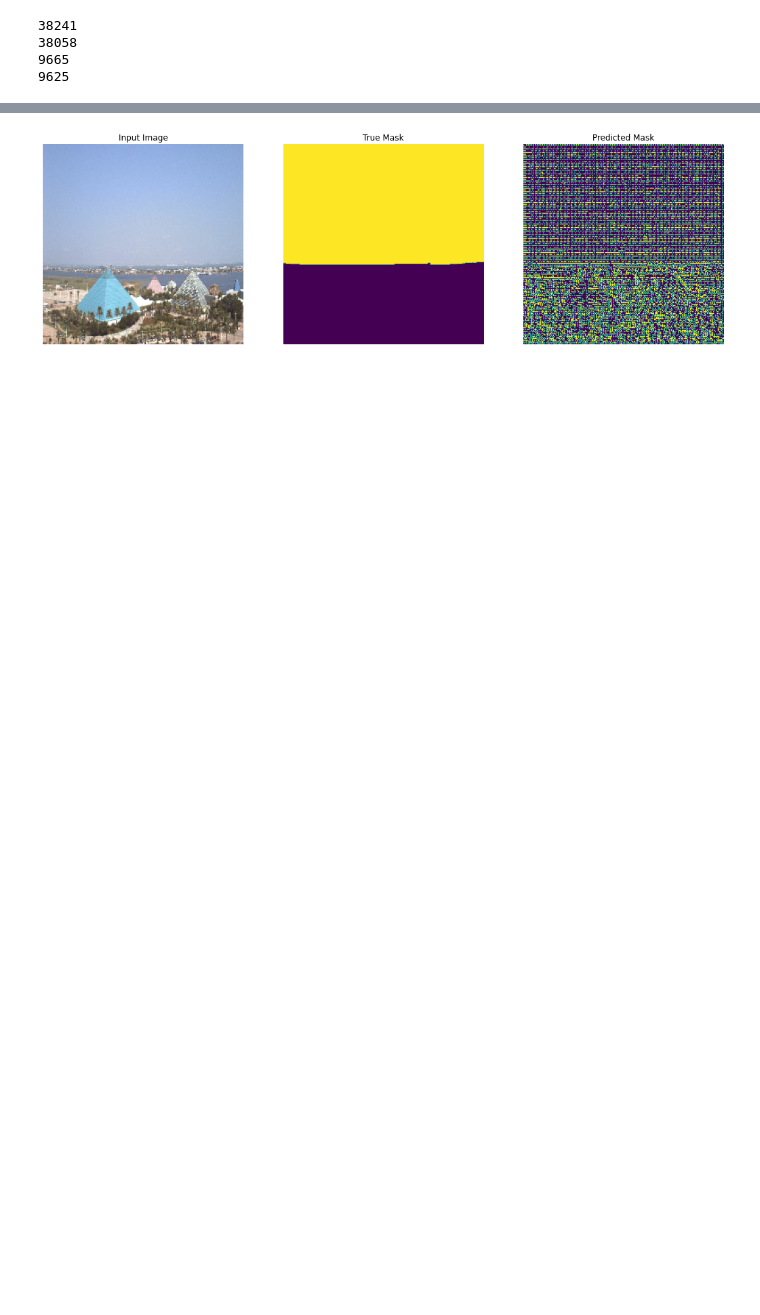
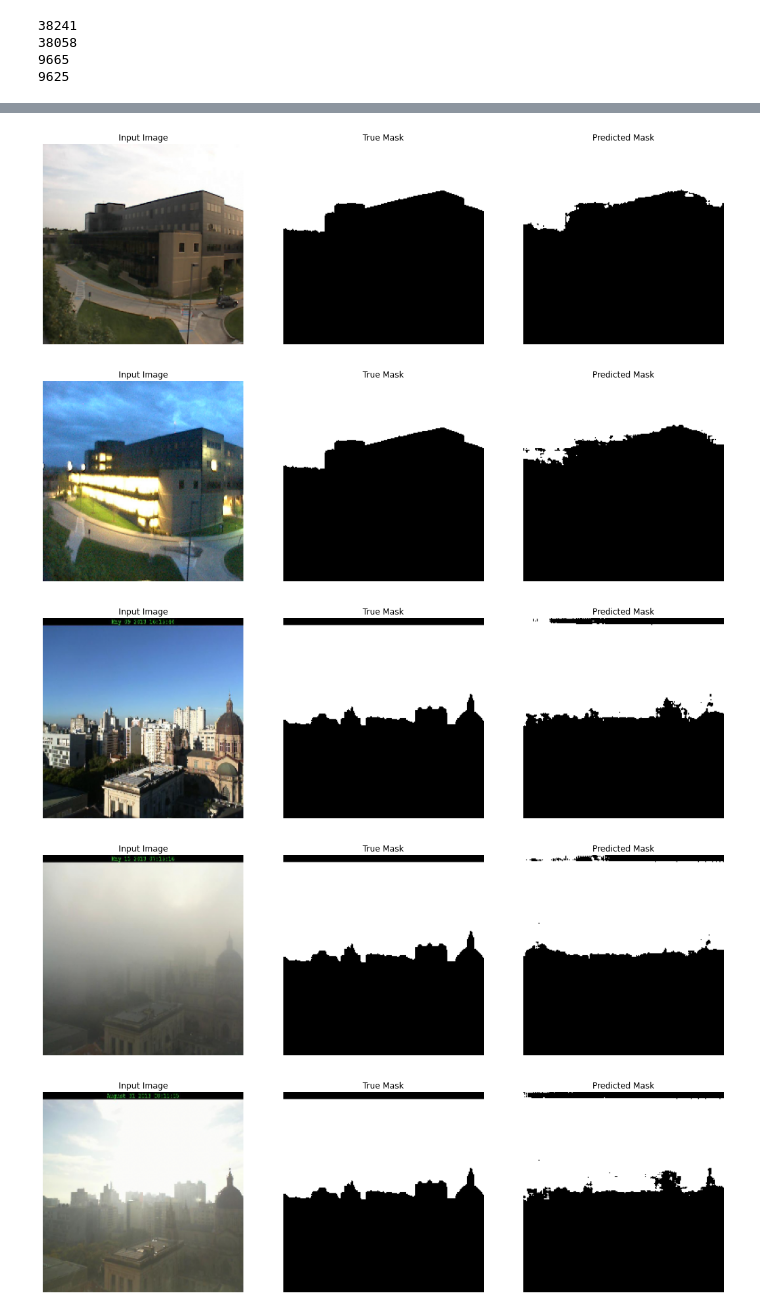
Before and after one commit to vardanagarwal/SIH, a Jupyter notebook: Segmentation_unet_cluster_0.ipynb, the cells around one changed output, grey strips where cells are left out. Saved outputs shown, nothing was run; the diff lists cells and outputs as text; code cells hidden in the pictures; blank space fills up the shorter version.

```diff
--- a/Segmentation_unet_cluster_0.ipynb
+++ b/Segmentation_unet_cluster_0.ipynb
@@ -231,17 +195,0 @@ Downloading data from https://github.com/JonathanCMitchell/mobilenet_v2_keras/re
-# %%
-def create_mask(pred_mask: tf.Tensor) -> tf.Tensor:
-    pred_mask = tf.argmax(pred_mask, axis=-1)
-    pred_mask = pred_mask[..., tf.newaxis]
-    return pred_mask[0]
-
-def show_predictions(model=model, dataset=None, num=1):
-    if dataset:
-        for image, mask in dataset.take(num):
-            pred_mask = model.predict(image)
-            display_sample([image[0], mask[0], create_mask(pred_mask)])
-    else:
-        display_sample([sample_image, sample_mask,
-                        create_mask(model.predict(sample_image[tf.newaxis, ...]))])
-show_predictions()
-# %% [output]
-[figure, removed]
@@ -247,0 +204,49 @@ show_predictions()
+# %%
+def display_sample(display_list):
+    plt.figure(figsize=(18, 18))
+
+    title = ['Input Image', 'True Mask', 'Predicted Mask']
+
+    for i in range(len(display_list)):
+        plt.subplot(1, len(display_list), i+1)
+        plt.title(title[i])
+        if i == 2:
+            plt.imshow(tf.keras.preprocessing.image.array_to_img(display_list[i]), cmap='gray')
+        else:
+            plt.imshow(display_list[i])
+        plt.axis('off')
+    plt.show()
+
+# sample_image = cv2.resize(cv2.imread('0_testing/65-20130101_143305.jpg'), (224,224))/255.
+# sample_mask = cv2.resize(cv2.imread('mask/65.png'), (224,224))*255
+
+
+def create_mask(pred_mask: tf.Tensor) -> tf.Tensor:
+    pred_mask = tf.argmax(pred_mask, axis=-1)
+    pred_mask = pred_mask[..., tf.newaxis]
+    return pred_mask[0]
+
+def show_predictions(sample_image, sample_mask, model=model, num=1):
+    display_sample([sample_image, sample_mask,
+                    create_mask(model.predict(sample_image[tf.newaxis, ...]))])
+
+def show_prediction():
+    sample_imgs = ['1093-20140805_235418.jpg',
+                   '1093-20140513_095356.jpg',
+                   '5021-20130509_191641.jpg',
+                   '5021-20130513_101641.jpg',
+                   '5021-20130831_111631.jpg',
+                   '10917-20110811_132406.jpg']
+    sample_masks = ['1093.png', '1093.png', '5021.png', '5021.png', '5021.png', '10917.png']
+    for sample_img, sample_msk in zip(sample_imgs, sample_masks):
+        sample_image = cv2.resize(cv2.cvtColor(cv2.imread(os.path.join('/content/drive/My Drive/sky_segmentation/test_img_0', sample_img)), cv2.COLOR_BGR2RGB), (224,224))/255.
+        sample_mask = cv2.resize(cv2.imread(os.path.join('mask', sample_msk)), (224,224))*255
+        show_predictions(sample_image, sample_mask)
+
+show_prediction()
+# %% [output]
+[figure, added]
+[figure, added]
+[figure, added]
+[figure, added]
+[figure, added]
```
Also changed, not shown: parts of 20 cells of this notebook.
